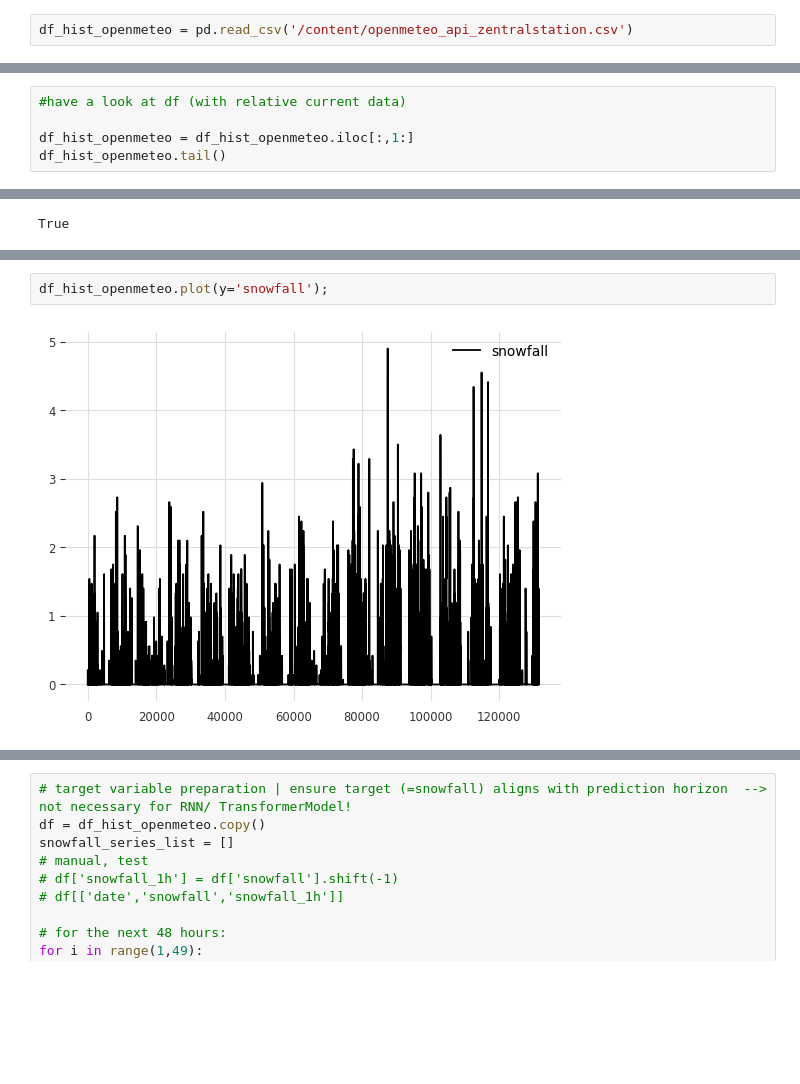
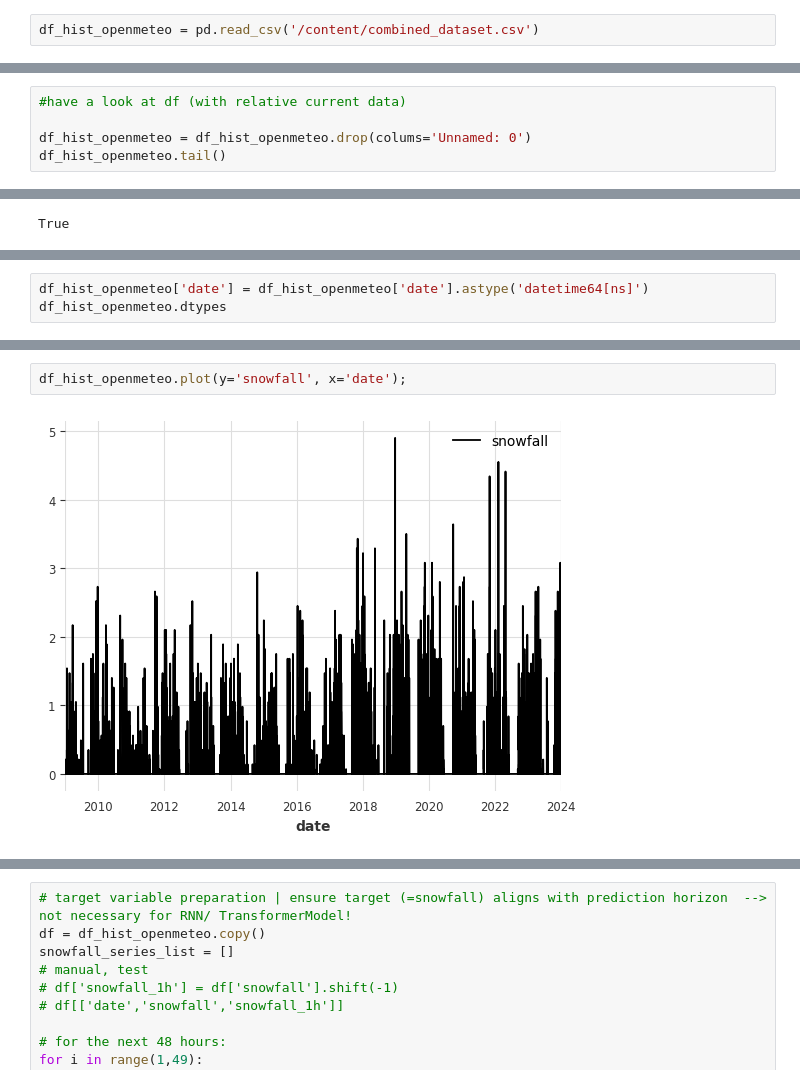
Before and after one commit to Anita-Gei/Anita-Gei, a Jupyter notebook: notebooks/notebook_model_colab.ipynb, the cells around one changed output, grey strips where cells are left out. Drawn from its saved outputs; the diff is of its cells as text; blank space fills up the shorter version.

```diff
--- a/notebooks/notebook_model_colab.ipynb
+++ b/notebooks/notebook_model_colab.ipynb
@@ -75,12 +53,12 @@ os.getcwd()
 # %% [output]
 '/content'
 # %%
-df_hist_openmeteo = pd.read_csv('/content/openmeteo_api_zentralstation.csv')
+df_hist_openmeteo = pd.read_csv('/content/combined_dataset.csv')
 # %% [markdown]
 # Initial Investigations on Dataset
 # %%
 #have a look at df (with relative current data)
 
-df_hist_openmeteo = df_hist_openmeteo.iloc[:,1:]
+df_hist_openmeteo = df_hist_openmeteo.drop(colums='Unnamed: 0')
 df_hist_openmeteo.tail()
 # %% [output]
@@ -135,0 +80,3 @@ dtype: object
+# %%
+df_hist_openmeteo['date'] = df_hist_openmeteo['date'].astype('datetime64[ns]')
+df_hist_openmeteo.dtypes
@@ -136,4 +102,4 @@ dtype: object
 # %%
-df_hist_openmeteo.plot(y='snowfall');
+df_hist_openmeteo.plot(y='snowfall', x='date');
 # %% [output]
-[figure, old version]
+[figure, new version]
```
Also changed, not shown: parts of 45 cells of this notebook.
